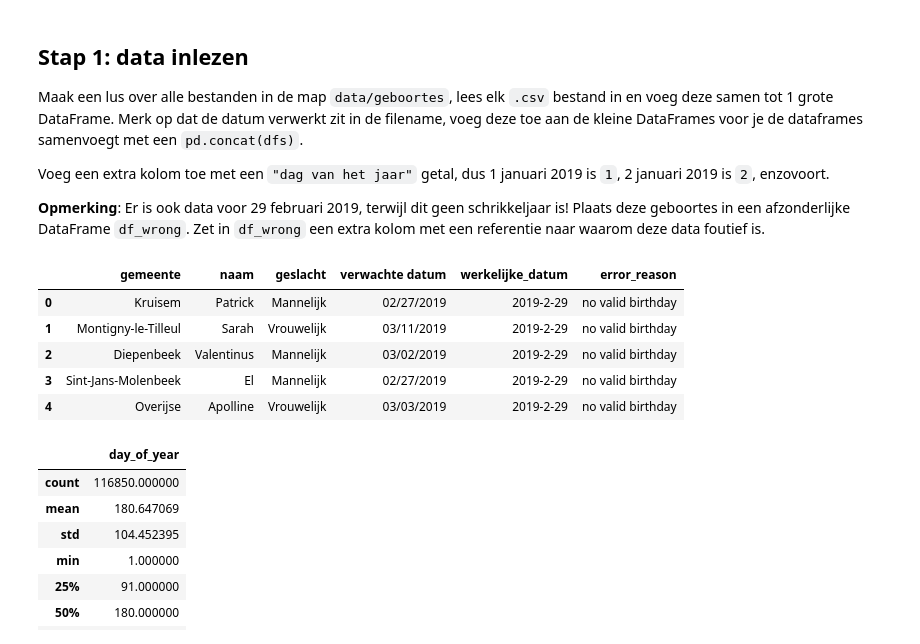
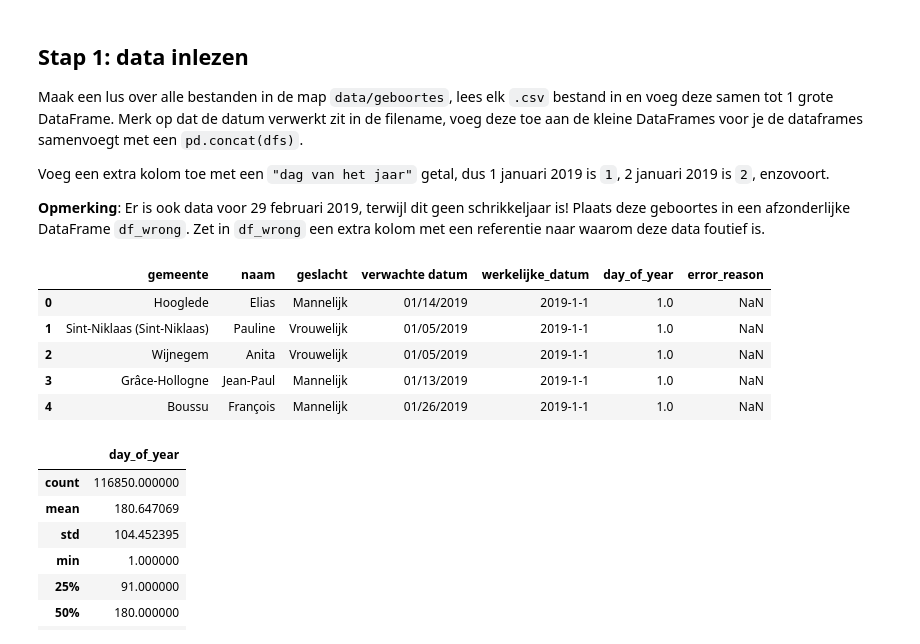
Before and after one commit to GerritGeens/Examen_Gerrit, a Jupyter notebook: examen_deel1.ipynb, the cells around one changed output. Drawn from its saved outputs; the diff is of its cells as text; code cells hidden in the pictures.

```diff
--- a/examen_deel1.ipynb
+++ b/examen_deel1.ipynb
@@ -116,15 +116,17 @@ for filename in os.listdir(INPUT_FOLDER):
 # Concatenate all the DataFrames in the list into one large DataFrame
 big_df = pd.concat(df_list, ignore_index=True)
 wrong_df = pd.concat(df_list_wrong, ignore_index=True)
+
+all_names_df = pd.concat([big_df, wrong_df], ignore_index = True)
 # %%
-wrong_df.head()
+all_names_df.head()
 # %% [output]
-|  | gemeente | naam | geslacht | verwachte datum | werkelijke_datum | error_reason |
-| 0 | Kruisem | Patrick | Mannelijk | 02/27/2019 | 2019-2-29 | no valid birthday |
-| 1 | Montigny-le-Tilleul | Sarah | Vrouwelijk | 03/11/2019 | 2019-2-29 | no valid birthday |
-| 2 | Diepenbeek | Valentinus | Mannelijk | 03/02/2019 | 2019-2-29 | no valid birthday |
-| 3 | Sint-Jans-Molenbeek | El | Mannelijk | 02/27/2019 | 2019-2-29 | no valid birthday |
-| 4 | Overijse | Apolline | Vrouwelijk | 03/03/2019 | 2019-2-29 | no valid birthday |
+|  | gemeente | naam | geslacht | verwachte datum | werkelijke_datum | day_of_year | error_reason |
+| 0 | Hooglede | Elias | Mannelijk | 01/14/2019 | 2019-1-1 | 1.0 | NaN |
+| 1 | Sint-Niklaas (Sint-Niklaas) | Pauline | Vrouwelijk | 01/05/2019 | 2019-1-1 | 1.0 | NaN |
+| 2 | Wijnegem | Anita | Vrouwelijk | 01/05/2019 | 2019-1-1 | 1.0 | NaN |
+| 3 | Grâce-Hollogne | Jean-Paul | Mannelijk | 01/13/2019 | 2019-1-1 | 1.0 | NaN |
+| 4 | Boussu | François | Mannelijk | 01/26/2019 | 2019-1-1 | 1.0 | NaN |
 # %%
 big_df.describe()
 # %% [output]
```
Also changed, not shown: parts of 24 cells of this notebook, 1 other file.
